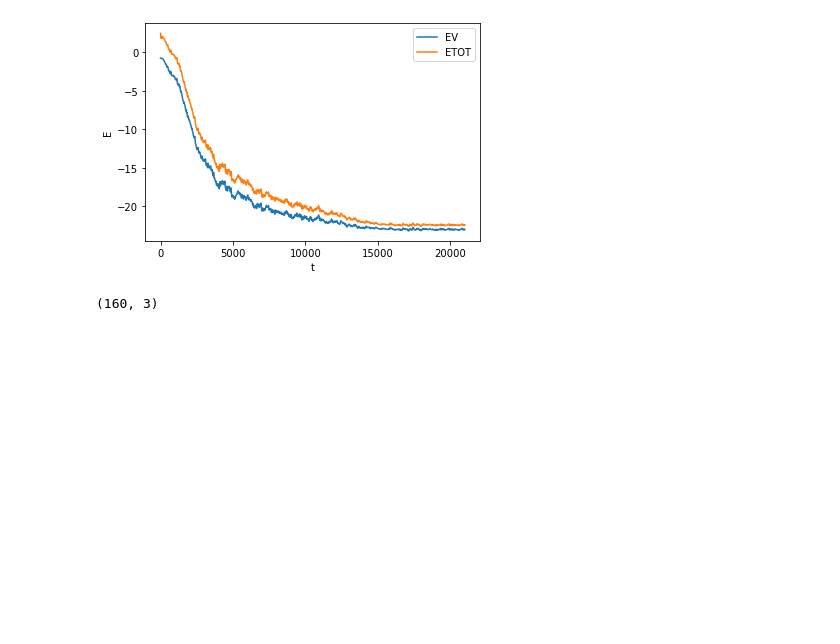
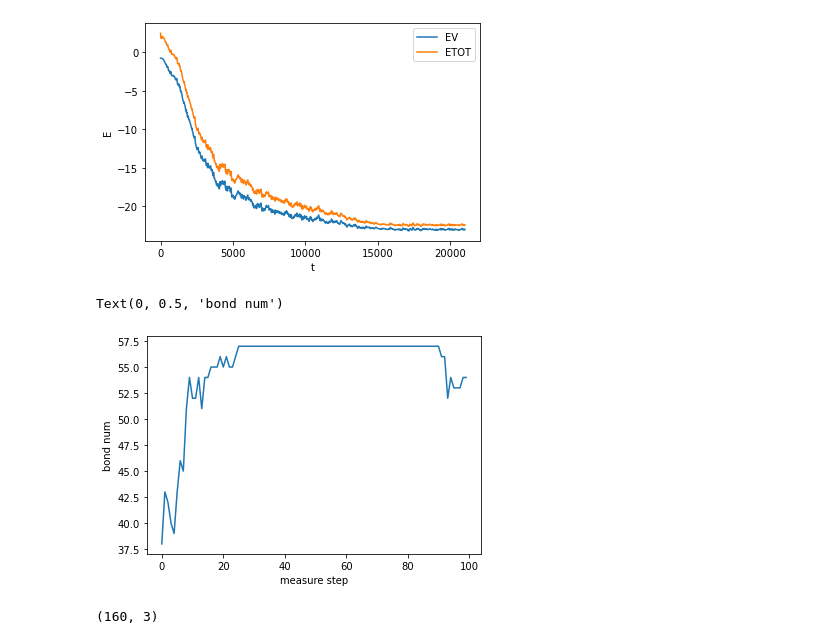
Before and after one commit to taaatang/Diamondoid, a Jupyter notebook: MolecularDynamics.ipynb, the cells around one changed output. Saved outputs shown, nothing was run; the diff lists cells and outputs as text; code cells hidden in the pictures; blank space fills up the shorter version.

Commit message:
modified test and data save

```diff
--- a/MolecularDynamics.ipynb
+++ b/MolecularDynamics.ipynb
@@ -33,4 +33,13 @@ plt.ylabel("E")
 # %% [output]
 Text(0, 0.5, 'E')
 [figure]
+# %%
+DataPath = "data/Adamantane_16"
+bondNum = np.fromfile(DataPath+"/bondNum.dat",dtype=np.int32)
+plt.plot(bondNum)
+plt.xlabel('measure step')
+plt.ylabel('bond num')
+# %% [output]
+Text(0, 0.5, 'bond num')
+[figure, added]
 # %%
```
Also changed, not shown: parts of 6 cells of this notebook, 3 other files.
